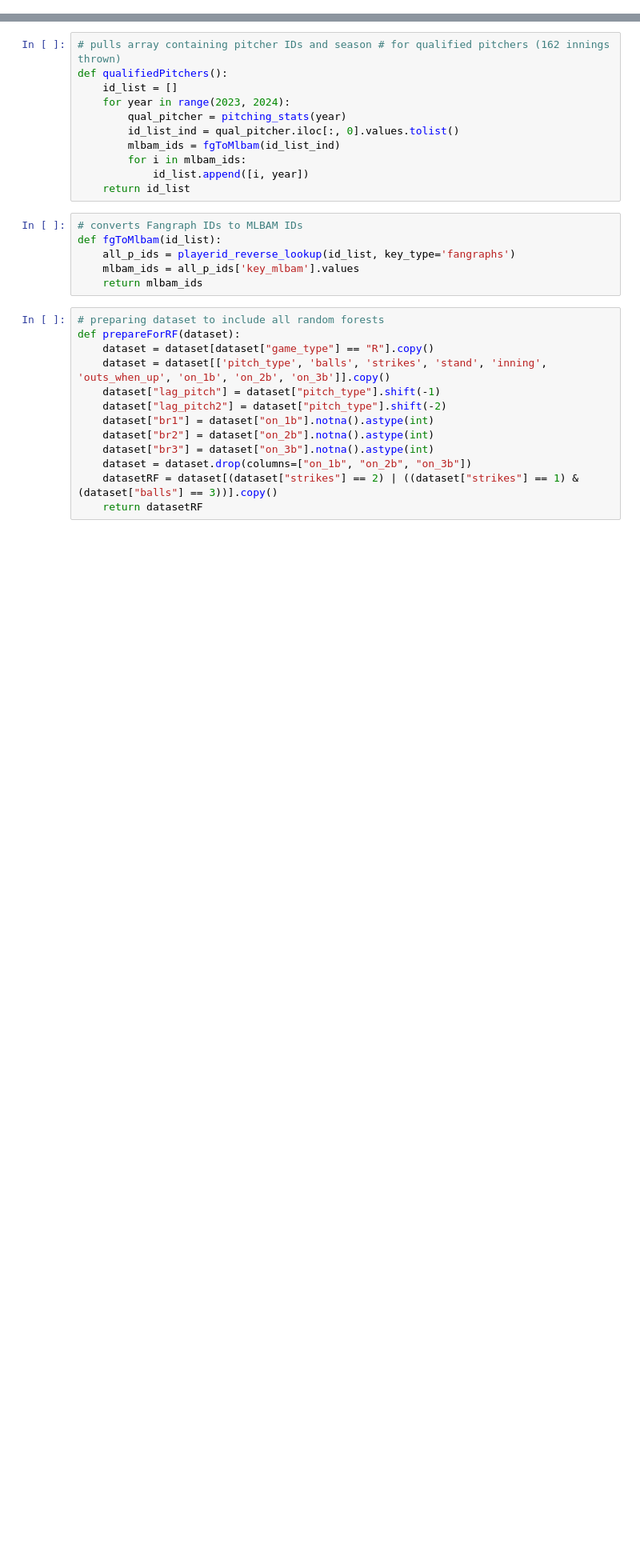
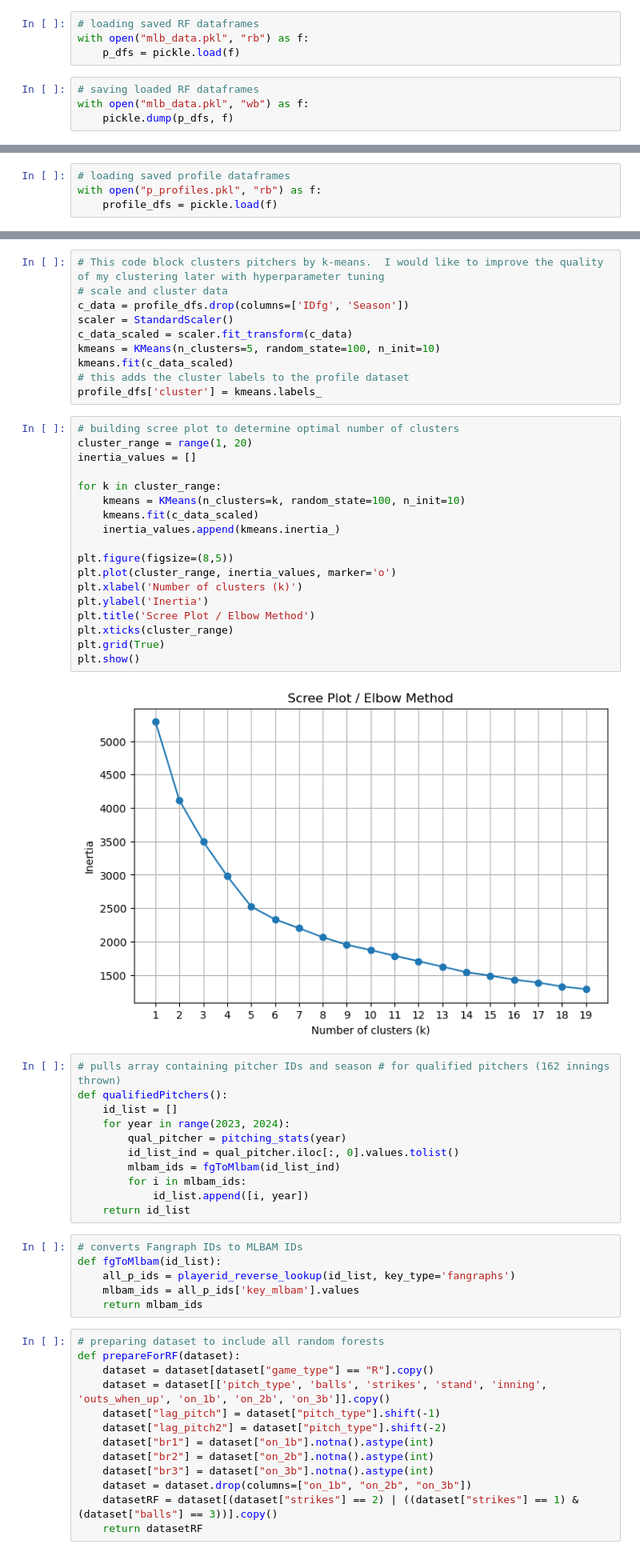
Before and after one commit to BrianMcG45/DS-Capstone, a Jupyter notebook: capstone.ipynb, the cells around one changed output, grey strips where cells are left out. Shown at 80% size. Saved outputs shown, nothing was run; the diff lists cells and outputs as text; blank space fills up the shorter version.

Commit message:
Milestone 2
Built random forest model and computed predictability score for small subset of pitchers. Made scree plot to determine optimal number of clusters

```diff
--- a/capstone.ipynb
+++ b/capstone.ipynb
@@ -27,0 +59,8 @@ profile_df['cluster'] = kmeans.labels_
+# %%
+# loading saved RF dataframes
+with open("mlb_data.pkl", "rb") as f:
+    p_dfs = pickle.load(f)
+# %%
+# saving loaded RF dataframes
+with open("mlb_data.pkl", "wb") as f:
+    pickle.dump(p_dfs, f)
@@ -27,0 +71,4 @@ profile_df['cluster'] = kmeans.labels_
+# %%
+# loading saved profile dataframes
+with open("p_profiles.pkl", "rb") as f:
+    profile_dfs = pickle.load(f)
@@ -28,3 +79,33 @@ profile_df['cluster'] = kmeans.labels_
+# %%
+# This code block clusters pitchers by k-means.  I would like to improve the quality of my clustering later with hyperparameter tuning
+# scale and cluster data
+c_data = profile_dfs.drop(columns=['IDfg', 'Season'])
+scaler = StandardScaler()
+c_data_scaled = scaler.fit_transform(c_data)
+kmeans = KMeans(n_clusters=5, random_state=100, n_init=10)
+kmeans.fit(c_data_scaled)
+# this adds the cluster labels to the profile dataset
+profile_dfs['cluster'] = kmeans.labels_
+# %%
+# building scree plot to determine optimal number of clusters
+cluster_range = range(1, 20)
+inertia_values = []
+
+for k in cluster_range:
+    kmeans = KMeans(n_clusters=k, random_state=100, n_init=10)
+    kmeans.fit(c_data_scaled)
+    inertia_values.append(kmeans.inertia_)
+
+plt.figure(figsize=(8,5))
+plt.plot(cluster_range, inertia_values, marker='o')
+plt.xlabel('Number of clusters (k)')
+plt.ylabel('Inertia')
+plt.title('Scree Plot / Elbow Method')
+plt.xticks(cluster_range)
+plt.grid(True)
+plt.show()
+# %% [output]
+[figure, added]
 # %%
 # pulls array containing pitcher IDs and season # for qualified pitchers (162 innings thrown)
 def qualifiedPitchers():
```
Also changed, not shown: parts of 9 cells of this notebook, 2 other files.
